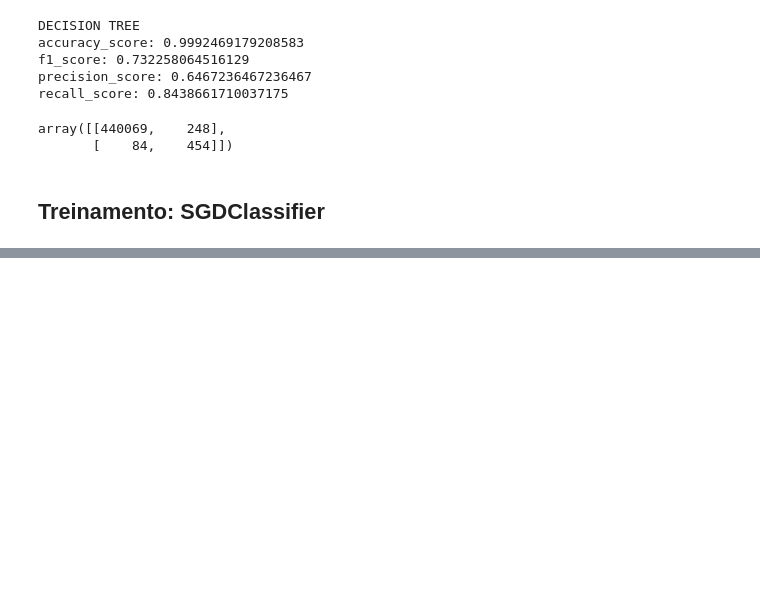
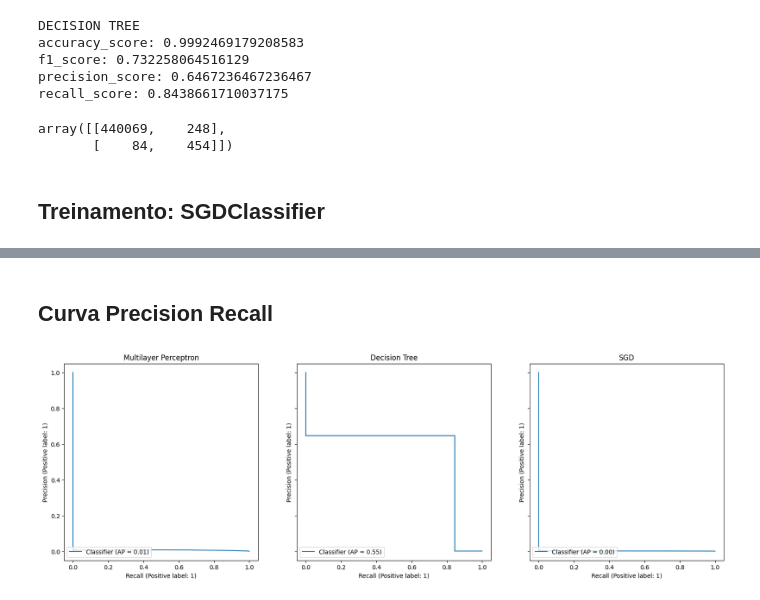
Before and after one commit to MartonioJunior/Aprendizagem-Automatica, a Jupyter notebook: Trabalho final/Treinamento de dados.ipynb, the cells around one changed output, grey strips where cells are left out. Drawn from its saved outputs; the diff is of its cells as text; code cells hidden in the pictures; blank space fills up the shorter version.

```diff
--- a/Trabalho final/Treinamento de dados.ipynb
+++ b/Trabalho final/Treinamento de dados.ipynb
@@ -194,0 +318,10 @@ array([[309242, 131075],
+# %% [markdown]
+## Curva Precision Recall
+# %%
+fig, ax = plt.subplots(nrows=1, ncols=3, figsize=(20, 6), sharey=True)
+for ax_idx, (estimator, name) in enumerate([(mlp_predict_proba, "Multilayer Perceptron"), (decision_tree_predict_proba, "Decision Tree"), (sgd_predict_proba, "SGD")]):
+    PrecisionRecallDisplay.from_predictions(y_test, estimator[:,1], ax=ax[ax_idx])
+    handles, label = ax[ax_idx].get_legend_handles_labels()
+    ax[ax_idx].set_title(f"{name}")
+# %% [output]
+[figure, added]
```
Also changed, not shown: parts of 26 cells of this notebook.
